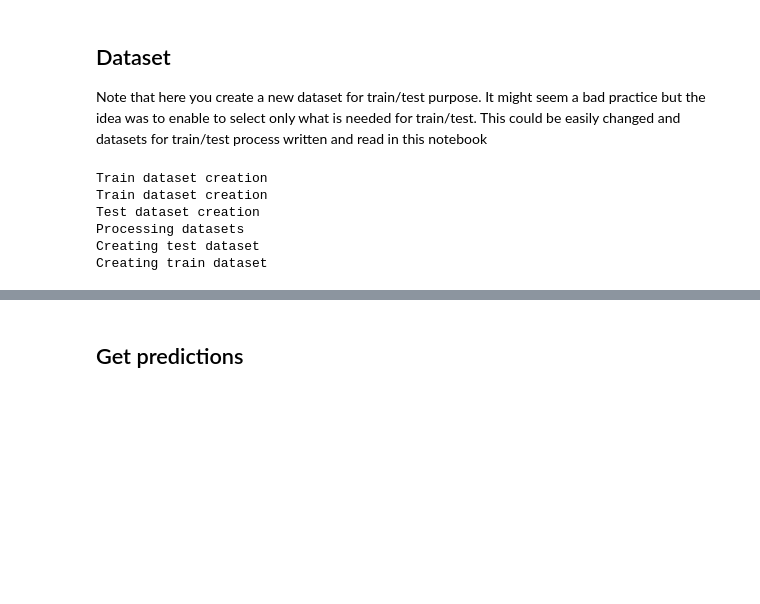
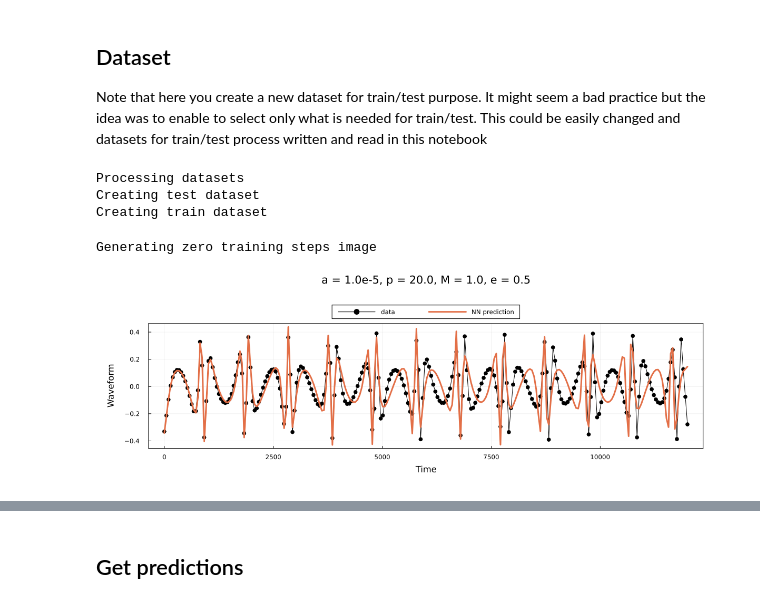
Before and after one commit to rubenbalbastre/pinn-gravitational-waves, a Jupyter notebook: src/processing/experiments/kerr/case_1/EMR_kerr_explore_results.ipynb, the cells around one changed output, grey strips where cells are left out. Saved outputs shown, nothing was run; the diff lists cells and outputs as text; code cells hidden in the pictures; blank space fills up the shorter version.

```diff
--- a/src/processing/experiments/kerr/case_1/EMR_kerr_explore_results.ipynb
+++ b/src/processing/experiments/kerr/case_1/EMR_kerr_explore_results.ipynb
@@ -79,46 +129,40 @@ Initializating weights as zero.
 
 Note that here you create a new dataset for train/test purpose. It might seem a bad practice but the idea was to enable to select only what is needed for train/test. This could be easily changed and datasets for train/test process written and read in this notebook
 # %%
-
 datasize = 250
 mass_ratio = 0.0
 dt = 100.0
 
 # TRAIN waveform parameters
-println("Train dataset creation")
 
-χ₀ = Float64(pi);
+χ₀ = Float64(pi/2);
 ϕ₀ = Float64(0.0);
-p=Float64(80.0);
+p_space = [20.0]
 M=Float64(1.0);
-e_space = Float64.([0.4])
-tspan_train = (3.0f4, 5.0f5)
-a=0.2
+e = Float64(0.5)
+tspan_train = (0.0, 12.0e3)
+a_space = Float64.([0.01, 0.15, 0.3, 0.45, 0.6, 0.75, 0.9])
 
-println("Train dataset creation")
 train_info = [];
-for e in e_space
-    train_info_i = get_pinn_EMR_kerr(χ₀, ϕ₀, p, M, e, a, mass_ratio, tspan_train, datasize, dt);
-    true_info = get_true_solution_EMR_kerr(train_info_i["u0"], train_info_i["model_params"], mass_ratio, M, train_info_i["tspan"], train_info_i["tsteps"], train_info_i["dt_data"], dt)
-    push!(train_info, merge(train_info_i, true_info))
+for a in a_space
+    for p in p_space
+        train_info_i = get_pinn_EMR_schwarzschild_modified(χ₀, ϕ₀, p, M, e, a, mass_ratio, tspan_train, datasize, dt);
+        true_info = get_true_solution_EMR_kerr(train_info_i["u0"], train_info_i["model_params"], mass_ratio, M, train_info_i["tspan"], train_info_i["tsteps"], train_info_i["dt_data"], dt)
+        push!(train_info, merge(train_info_i, true_info))
+    end
 end
 
 # TEST waveform parameters
-println("Test dataset creation")
 
-χ₀ = Float64(pi);
-ϕ₀ = Float64(0.0);
-p=Float64(80.0);
-M=Float64(1.0);
-e_space = Float64.([0.4])
-tspan_test = (tspan_train[2]*48, tspan_train[2]*50)
-a=0.5
-# factor = 5
-# extended_tspan = (tspan_test[1], factor*tspan_test[2])
+factor = 1
+p = 20.0
+datasize = datasize * factor
+tspan_test = (tspan_train[1], tspan_train[2]*factor)
+a_space = Float64.([1e-5, 0.4, 0.65, 0.85])
 
 test_info = [];
-for e in e_space
-    test_info_i = get_pinn_EMR_kerr(χ₀, ϕ₀, p, M, e, a, mass_ratio, tspan_test, datasize, dt);
+for a in a_space
+    test_info_i = get_pinn_EMR_schwarzschild_modified(χ₀, ϕ₀, p, M, e, a, mass_ratio, tspan_test, datasize, dt);
     true_info = get_true_solution_EMR_kerr(test_info_i["u0"], test_info_i["model_params"], mass_ratio, M, test_info_i["tspan"], test_info_i["tsteps"], test_info_i["dt_data"], dt)
     push!(test_info, merge(test_info_i, true_info))
 end
@@ -128,9 +172,25 @@ println("Processing datasets")
 datasets = Dict("train" => train_info, "test" => test_info)
 processed_data = process_datasets(datasets);
 # %% [output]
-Train dataset creation
-Train dataset creation
-Test dataset creation
 Processing datasets
 Creating test dataset
 Creating train dataset
+# %%
+# zero training image
+
+println("Generating zero training steps image")
+
+example = processed_data["test"][1]
+zero_training_solution = Array(solve(
+    example["nn_problem"],
+    RK4(),
+    saveat = example["tsteps"],
+    dt = dt,
+    adaptive=false
+))
+pred_waveform, _ = compute_waveform(example["dt_data"], zero_training_solution, example["q"], example["M"], example["model_params"])
+title = create_waveform_title(example["model_params"][1], example["model_params"][2], example["model_params"][3], example["model_params"][4])
+zero_training_plt = train_plot(example["tsteps"], example["true_waveform"], pred_waveform, size=(1200,400), title=title)
+# %% [output]
+Generating zero training steps image
+[figure, added]
```
Also changed, not shown: parts of 5 cells of this notebook, 2 other files.
